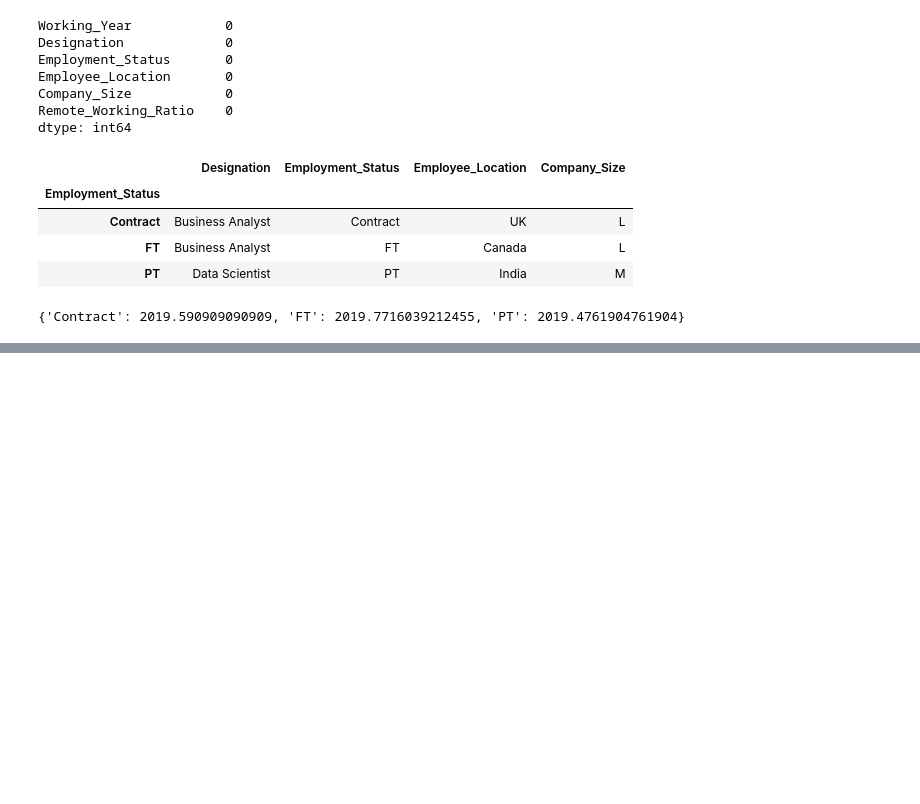
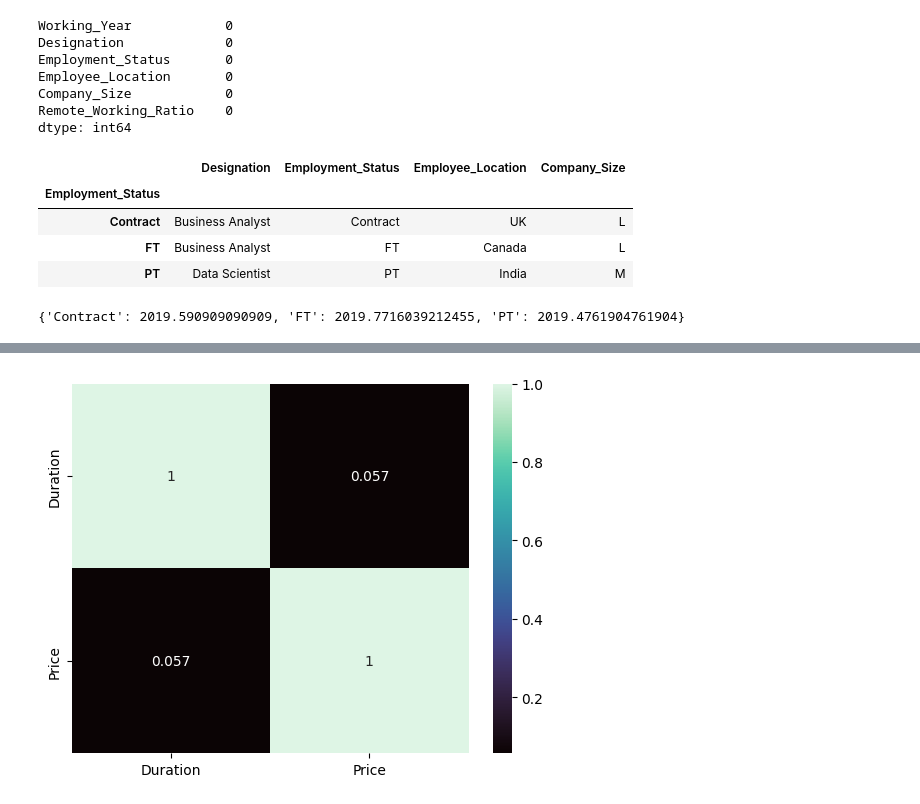
Before and after one commit to Haris-09/Python-Programming, a Jupyter notebook: Exploratory_Data_Analysis.ipynb, the cells around one changed output, grey strips where cells are left out. Cells and saved outputs as stored; diff of their text form; code cells hidden in the pictures; blank space fills up the shorter version.

```diff
--- a/Exploratory_Data_Analysis.ipynb
+++ b/Exploratory_Data_Analysis.ipynb
@@ -433,0 +653,3 @@ salaries['Working_Year'] = salaries['Working_Year'].fillna(salaries['Employment_
+# %%
+planes = pd.read_csv(file_path+'/palnes_data.csv')
+planes.head()
@@ -433,0 +663,6 @@ salaries['Working_Year'] = salaries['Working_Year'].fillna(salaries['Employment_
+# %%
+# correlation
+sns.heatmap(planes.select_dtypes('number').corr(), annot=True, cmap='mako')
+plt.show()
+# %% [output]
+[figure, added]
```
Also changed, not shown: parts of 28 cells of this notebook.
